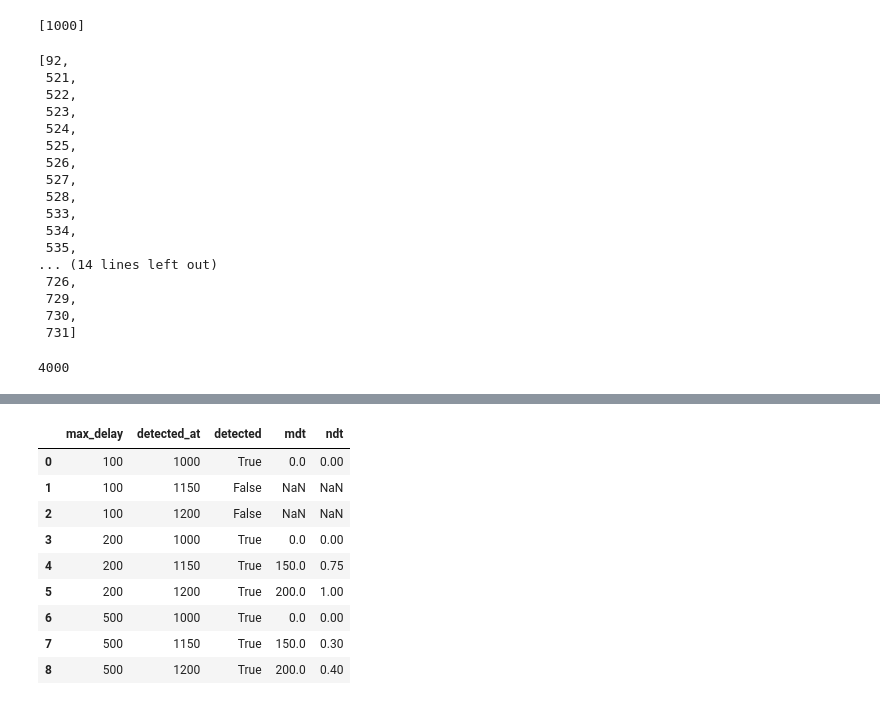
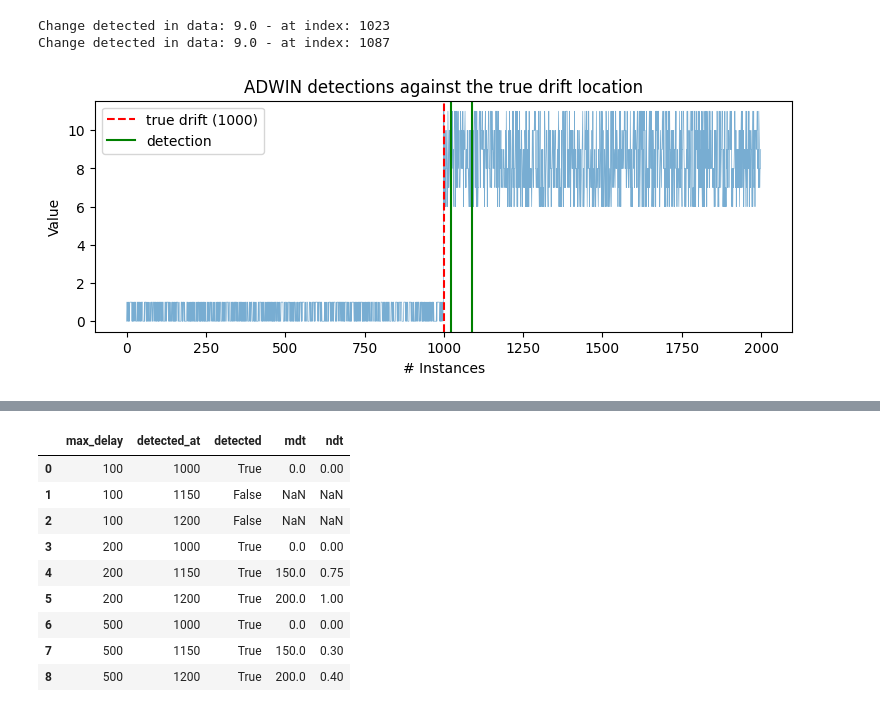
Before and after one commit to adaptive-machine-learning/CapyMOA, a Jupyter notebook: notebooks/drift_detection.ipynb, the cells around one changed output, grey strips where cells are left out. Drawn from its saved outputs; the diff is of its cells as text; code cells hidden in the pictures.

```diff
--- a/notebooks/drift_detection.ipynb
+++ b/notebooks/drift_detection.ipynb
@@ -32,4 +23,0 @@ import capymoa.drift.detectors as detectors
-# %%
-data_stream = np.random.randint(2, size=2000)
-for i in range(999, 2000):
-    data_stream[i] = np.random.randint(6, high=12)
@@ -72,40 +55,25 @@ dtype: int64
 # %%
-# detector = ADWIN(delta=0.001)
+from capymoa.drift.detectors import ADWIN
 
-for i in range(2000):
+detector = ADWIN(delta=0.001)
+
+for i in range(len(data_stream)):
     detector.add_element(data_stream[i])
     if detector.detected_change():
-        print(
-            "Change detected in data: " + str(data_stream[i]) + " - at index: " + str(i)
-        )
+        print(f"Change detected in data: {data_stream[i]} - at index: {i}")
+# %% [output]
+Change detected in data: 9.0 - at index: 1023
+Change detected in data: 9.0 - at index: 1087
-# %%
-# Detection indices
-detector.detection_index
-# %% [output]
-[1000]
-# %%
-# Warning indices
-detector.warning_index
-# %% [output]
-[92,
- 521,
- 522,
- 523,
- 524,
- 525,
- 526,
- 527,
- 528,
- 533,
- 534,
- 535,
-... (14 lines left out)
- 726,
- 729,
- 730,
- 731]
-# %%
-# Instance counter
-detector.idx
-# %% [output]
-4000
+# %%
+plt.figure(figsize=(9, 3))
+plt.plot(data_stream, linewidth=0.5, alpha=0.6)
+plt.axvline(DRIFT_AT, color="red", linestyle="--", label=f"true drift ({DRIFT_AT})")
+for n, idx in enumerate(detector.detection_index):
+    plt.axvline(idx, color="green", label="detection" if n == 0 else None)
+plt.title("ADWIN detections against the true drift location")
+plt.xlabel("# Instances")
+plt.ylabel("Value")
+plt.legend()
+plt.show()
+# %% [output]
+[figure, added]
```
Also changed, not shown: parts of 35 cells of this notebook.
